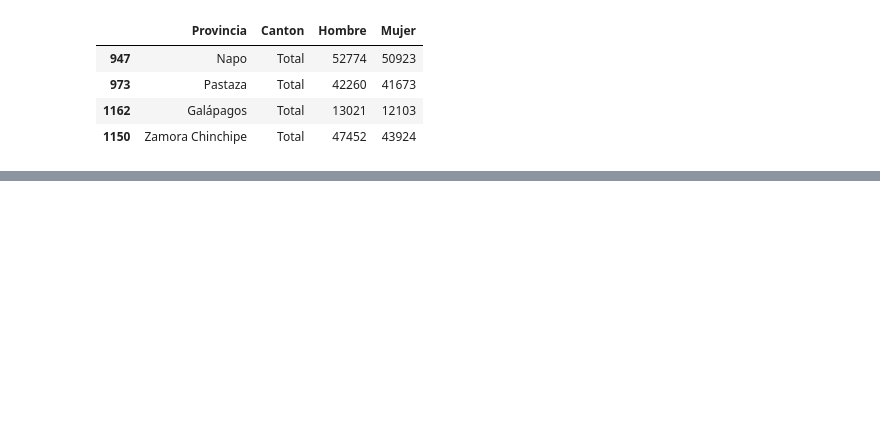
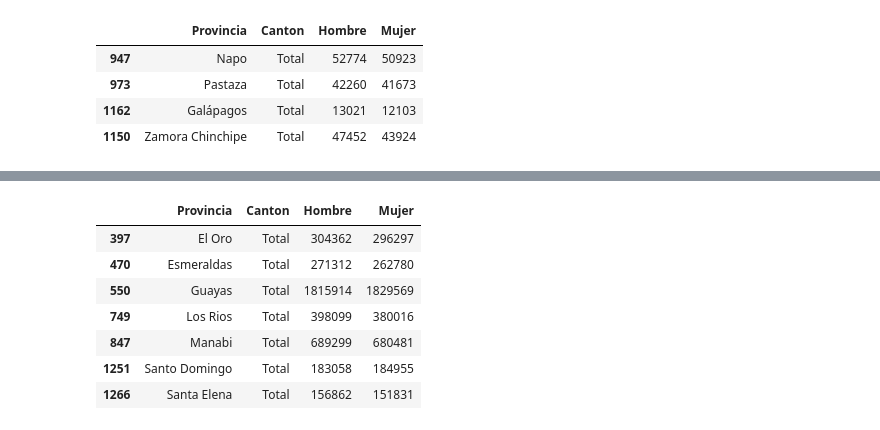
Before and after one commit to programacion-taw-utpl-001/trabajo-final-primer-bimestre-final-012, a Jupyter notebook: proyecto final/Untitled.ipynb, the cells around one changed output, grey strips where cells are left out. Cells and saved outputs as stored; diff of their text form; code cells hidden in the pictures; blank space fills up the shorter version.

```diff
--- a/proyecto final/Untitled.ipynb
+++ b/proyecto final/Untitled.ipynb
@@ -175,3 +169,15 @@ show(p)
 # %% [output]
 [interactive output not drawn]
 [interactive output not drawn]
+# %%
+# ahora buscaremos solo las provincias de la costa
+tabla1. iloc [[ 397 ,  470 ,  550,749,847,1251,1266 ],  [0, 1,3,4 ]]
+# %% [output]
+|  | Provincia | Canton | Hombre | Mujer |
+| 397 | El Oro | Total | 304362 | 296297 |
+| 470 | Esmeraldas | Total | 271312 | 262780 |
+| 550 | Guayas | Total | 1815914 | 1829569 |
+| 749 | Los Rios | Total | 398099 | 380016 |
+| 847 | Manabi | Total | 689299 | 680481 |
+| 1251 | Santo Domingo | Total | 183058 | 184955 |
+| 1266 | Santa Elena | Total | 156862 | 151831 |
```
Also changed, not shown: parts of 7 cells of this notebook, 4 other files.
